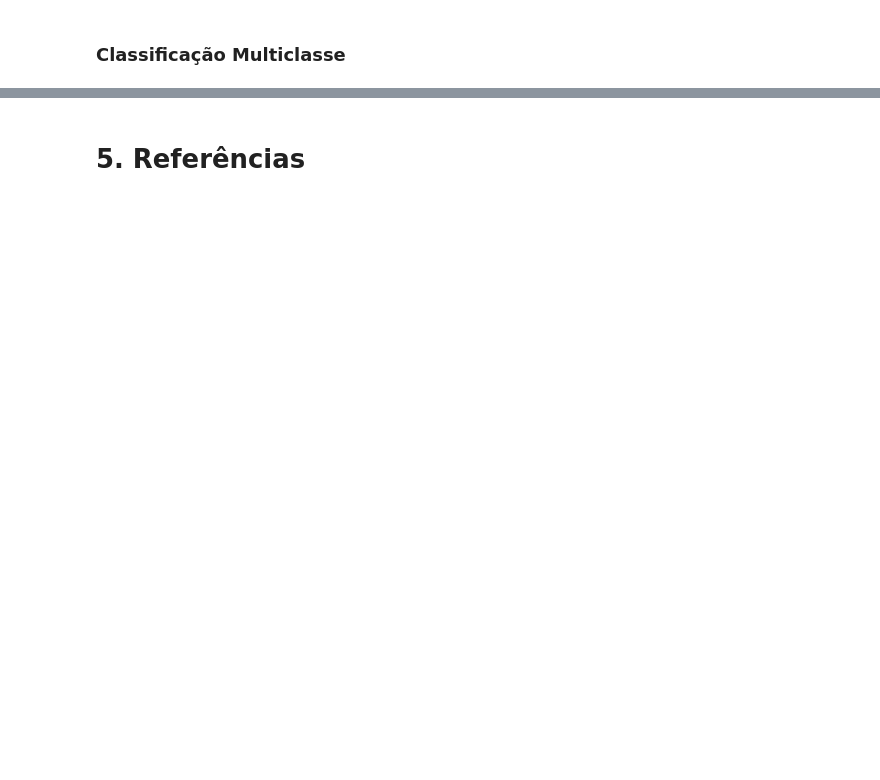
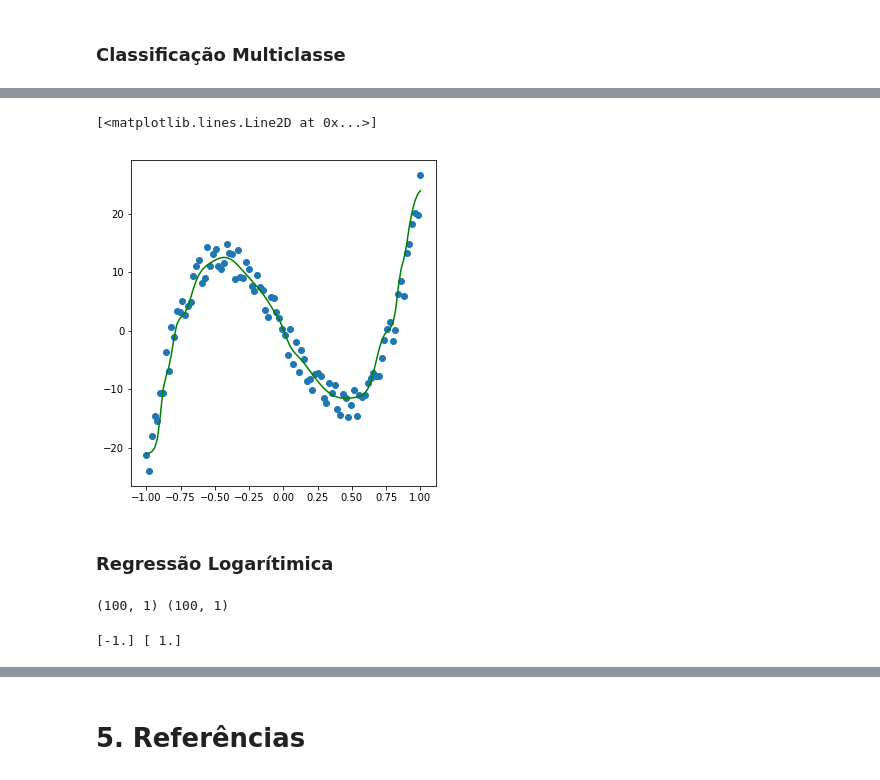
Before and after one commit to arnaldog12/Machine_Learning, a Jupyter notebook: Redes Neurais.ipynb, the cells around one changed output, grey strips where cells are left out. Drawn from its saved outputs; the diff is of its cells as text; code cells hidden in the pictures; blank space fills up the shorter version.

```diff
--- a/Redes Neurais.ipynb
+++ b/Redes Neurais.ipynb
@@ -291,0 +451,15 @@ Relative error: 1.466199242106662e-09
+# %%
+D_in, D_out = x.shape[1], y.shape[1]
+
+nn = NeuralNetwork(cost_func=mse, learning_rate=1e-1)
+nn.layers.append(Layer(input_dim=D_in, output_dim=10, activation=tanh))
+nn.layers.append(Layer(input_dim=10, output_dim=10, activation=tanh))
+nn.layers.append(Layer(input_dim=10, output_dim=D_out, activation=linear))
+
+nn.fit(x, y, epochs=1000, verbose=100)
+
+plt.figure(figsize=(12, 6))
+plt.subplot(1, 2, 1)
+plt.scatter(x, y)
+plt.plot(x, nn.predict(x), c='green')
+# %% [output]
@@ -291,0 +477,17 @@ Relative error: 1.466199242106662e-09
+[<matplotlib.lines.Line2D at 0x...>]
+[figure, added]
+# %% [markdown]
+### Regressão Logarítimica
+# %%
+x, y = make_log10(n_samples=100, x_min=1, x_max=100, noise=0.3)
+
+print(x.shape, y.shape)
+# %% [output]
+(100, 1) (100, 1)
+# %%
+minmax = MinMaxScaler(feature_range=(-1, 1))
+x = minmax.fit_transform(x.astype(np.float64))
+
+print(x.min(axis=0), x.max(axis=0))
+# %% [output]
+[-1.] [ 1.]
```
Also changed, not shown: parts of 73 cells of this notebook.
